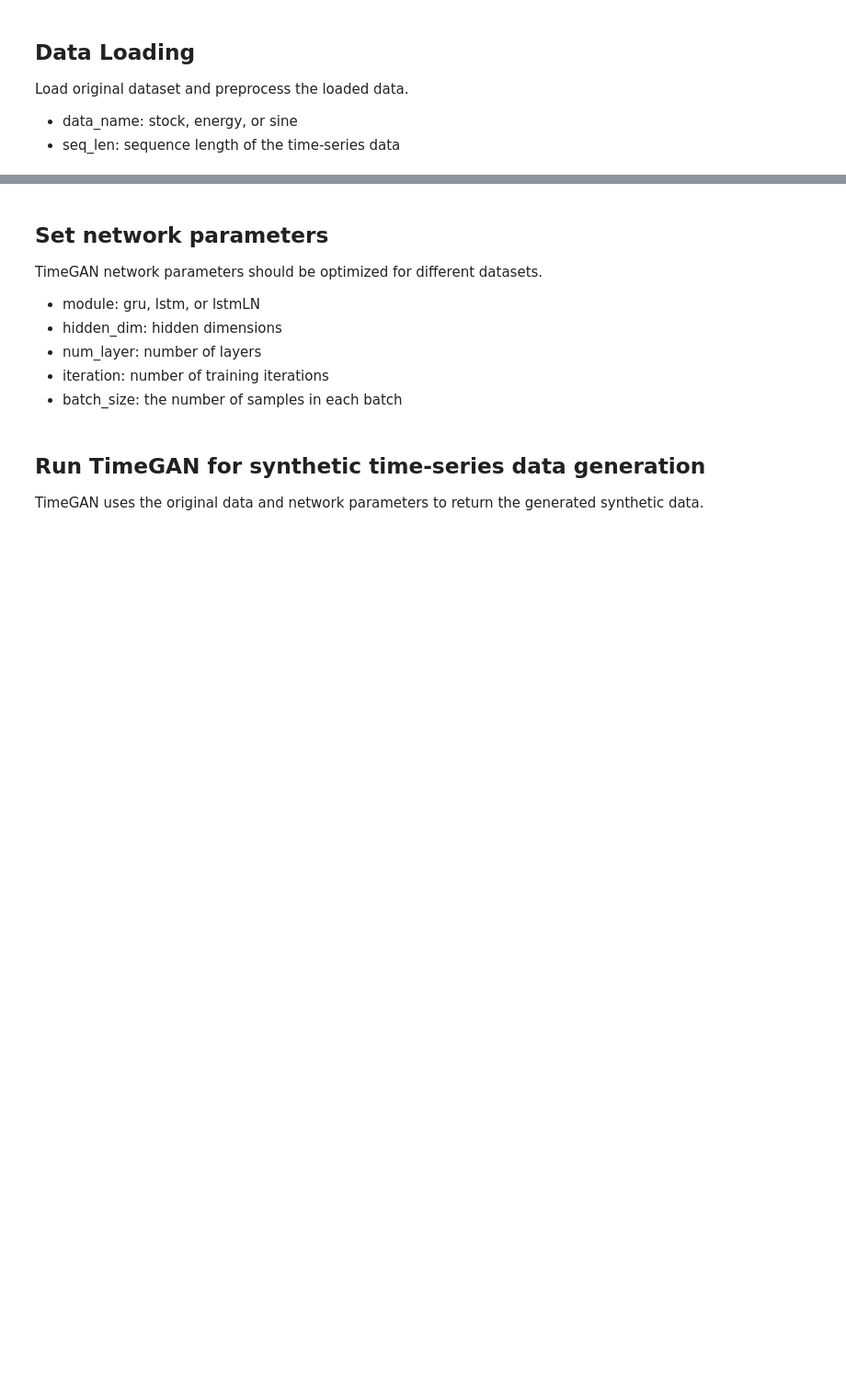
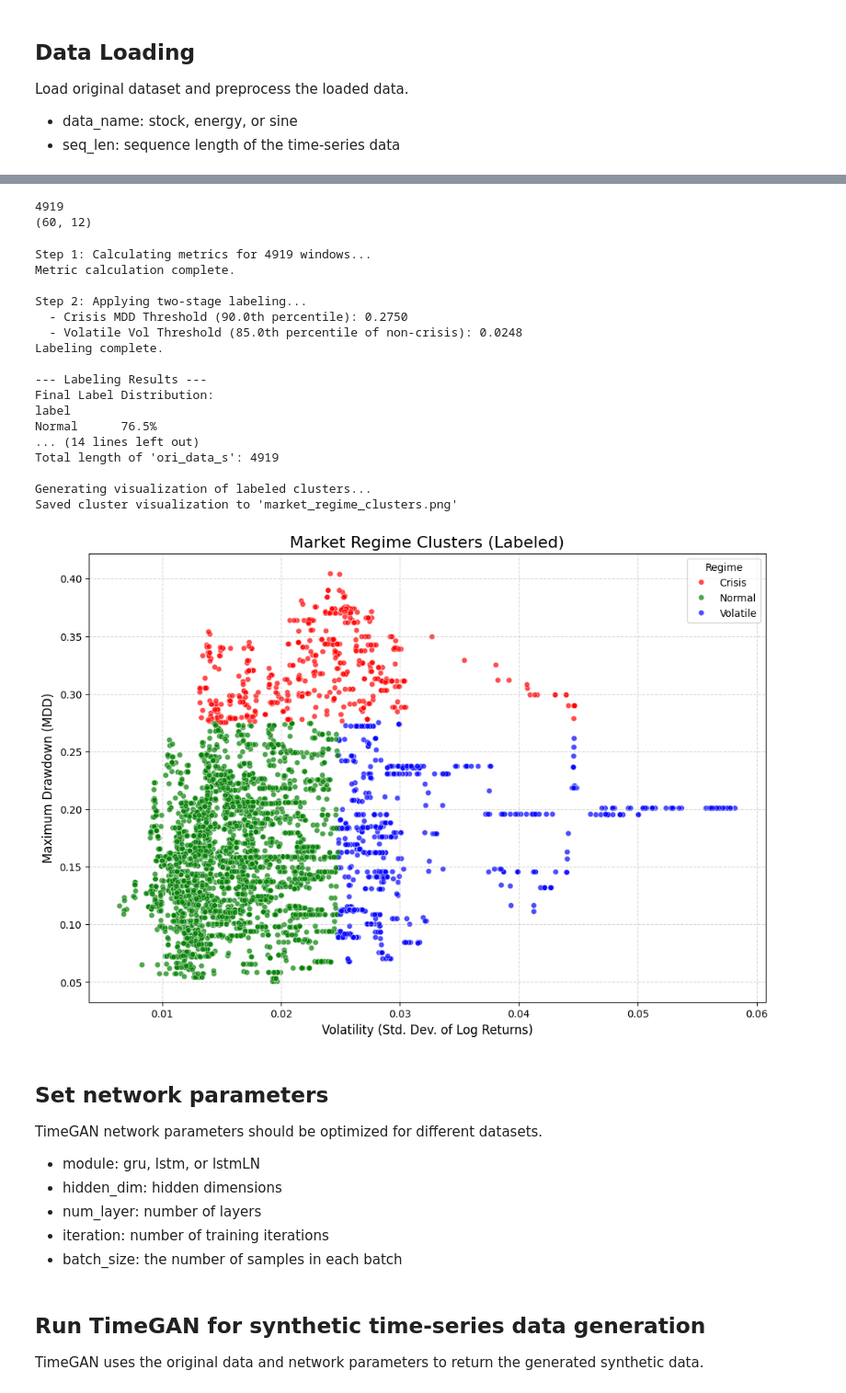
Before and after one commit to killjax/TimeGAN, a Jupyter notebook: tutorial_timegan.ipynb, the cells around one changed output, grey strips where cells are left out. Shown: that part at 92% size. Cells and saved outputs as stored; diff of their text form; code cells hidden in the pictures; blank space fills up the shorter version.

Commit message:
Labelling ori_data as normal, crisis, or volatile

```diff
--- a/tutorial_timegan.ipynb
+++ b/tutorial_timegan.ipynb
@@ -11,7 +12,7 @@ from data_loading import real_data_processing
 # %%
 # --- Data loading ---
 data_name = "AAPL"
-seq_len = 24
+seq_len = 60
 start_date = "2005-01-01"
 end_date = "2024-11-10"
 
@@ -27,6 +49,82 @@ print(feature_list)
 # %%
 # --- Data Processing ---
 ori_data = real_data_processing(ori_data, seq_len)
+print(len(ori_data))
+print(ori_data[0].shape)
+# %% [output]
+4919
+(60, 12)
+# %%
+import numpy as np
+import pandas as pd
+import matplotlib.pyplot as plt
+import seaborn as sns
+
+
+#########################################################################
+# --- MAIN EXECUTION ---
+#########################################################################
+
+# Your feature names in the correct order
+feature_names = [
+    'Adj Close', 'Close', 'High', 'Low', 'Open', 'Volume',
+    'Log_Return', 'ATR', 'BBW', 'MACD', 'MACD_Signal', 'RSI'
+]
+
+# Run the labeling function
+# 'ori_data' is the list you created in your previous code
+ori_data_s, metrics_df = label_data(ori_data, feature_names)
+
+# --- Check the results ---
+if ori_data_s:
+    print(f"\nExample 'ori_data' item shape: {ori_data[0].shape}")
+    print(f"Example 'ori_data_s' item: {ori_data_s[0]}")
+
+    print(f"\nExample 'ori_data' item (another): {ori_data[-1].shape}")
+    print(f"Example 'ori_data_s' item (another): {ori_data_s[-1]}")
+
+    print(f"\nTotal length of 'ori_data': {len(ori_data)}")
+    print(f"Total length of 'ori_data_s': {len(ori_data_s)}")
+
+    # --- Optional Visualization ---
+    # This plot helps you confirm the labels make sense
+    print("\nGenerating visualization of labeled clusters...")
+    plt.figure(figsize=(12, 8))
+    sns.scatterplot(
+        data=metrics_df,
+        x='volatility',
+        y='mdd',
+        hue='label',
+        palette={'Normal': 'g', 'Volatile': 'b', 'Crisis': 'r'},
+        alpha=0.7,
+        s=30
+    )
+    plt.title('Market Regime Clusters (Labeled)', fontsize=16)
+    plt.xlabel('Volatility (Std. Dev. of Log Returns)', fontsize=12)
+    plt.ylabel('Maximum Drawdown (MDD)', fontsize=12)
+    plt.legend(title='Regime')
+    plt.grid(True, linestyle='--', alpha=0.5)
+    plt.savefig("market_regime_clusters.png")
+    print("Saved cluster visualization to 'market_regime_clusters.png'")
+# %% [output]
+Step 1: Calculating metrics for 4919 windows...
+Metric calculation complete.
+
+Step 2: Applying two-stage labeling...
+  - Crisis MDD Threshold (90.0th percentile): 0.2750
+  - Volatile Vol Threshold (85.0th percentile of non-crisis): 0.0248
+Labeling complete.
+
+--- Labeling Results ---
+Final Label Distribution:
+label
+Normal      76.5%
+... (14 lines left out)
+Total length of 'ori_data_s': 4919
+
+Generating visualization of labeled clusters...
+Saved cluster visualization to 'market_regime_clusters.png'
+[figure, added]
 # %%
 ## Necessary packages
 from __future__ import absolute_import
```
Also changed, not shown: parts of 3 cells of this notebook, 3 other files.
